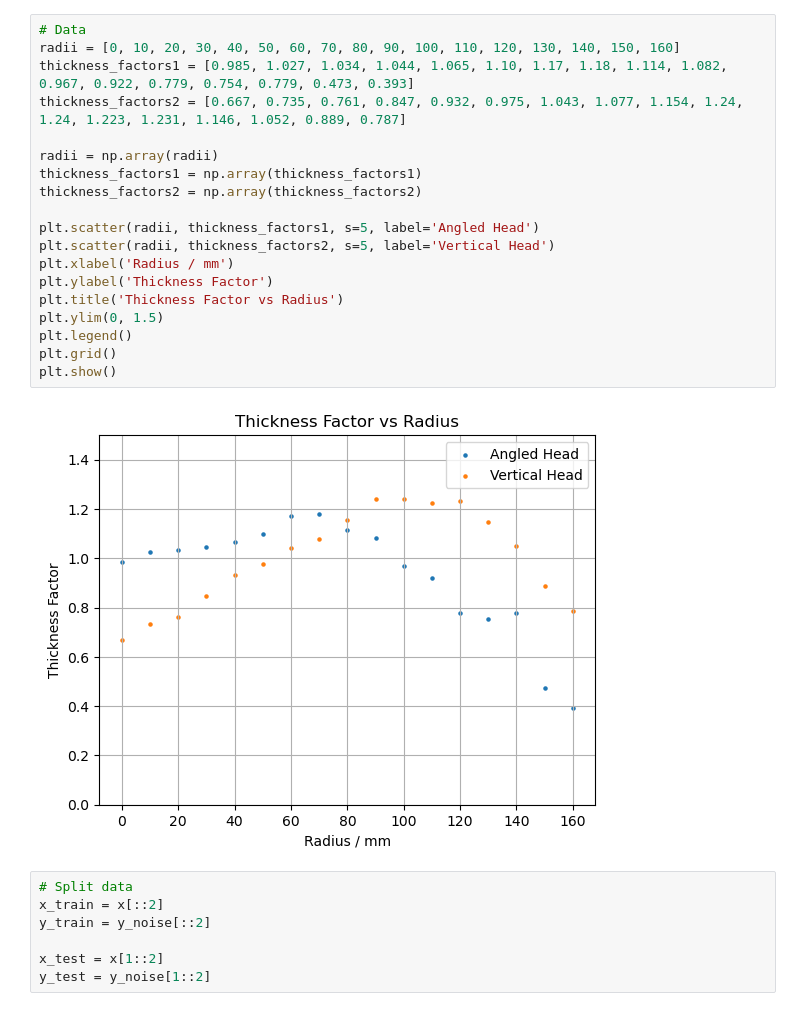
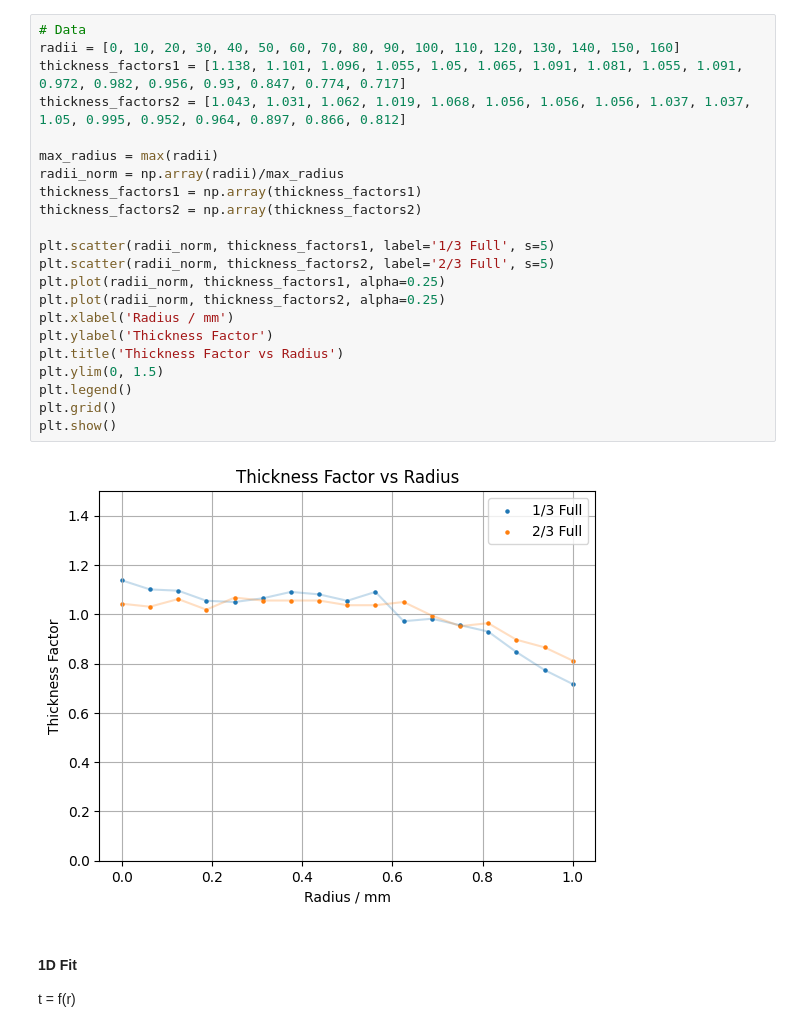
Before and after one commit to ryanlleung/TapeTargetry, a Jupyter notebook: tapenn.ipynb, the cells around one changed output. Cells and saved outputs as stored; diff of their text form.

Commit message:
tapenn working with ebeam data

```diff
--- a/tapenn.ipynb
+++ b/tapenn.ipynb
@@ -11,29 +12,28 @@ ModuleNotFoundError: No module named 'tensorflow'
 # %%
 # Data
 radii = [0, 10, 20, 30, 40, 50, 60, 70, 80, 90, 100, 110, 120, 130, 140, 150, 160]
-thickness_factors1 = [0.985, 1.027, 1.034, 1.044, 1.065, 1.10, 1.17, 1.18, 1.114, 1.082, 0.967, 0.922, 0.779, 0.754, 0.779, 0.473, 0.393]
-thickness_factors2 = [0.667, 0.735, 0.761, 0.847, 0.932, 0.975, 1.043, 1.077, 1.154, 1.24, 1.24, 1.223, 1.231, 1.146, 1.052, 0.889, 0.787]
+thickness_factors1 = [1.138, 1.101, 1.096, 1.055, 1.05, 1.065, 1.091, 1.081, 1.055, 1.091, 0.972, 0.982, 0.956, 0.93, 0.847, 0.774, 0.717]
+thickness_factors2 = [1.043, 1.031, 1.062, 1.019, 1.068, 1.056, 1.056, 1.056, 1.037, 1.037, 1.05, 0.995, 0.952, 0.964, 0.897, 0.866, 0.812]
 
-radii = np.array(radii)
+max_radius = max(radii)
+radii_norm = np.array(radii)/max_radius
 thickness_factors1 = np.array(thickness_factors1)
 thickness_factors2 = np.array(thickness_factors2)
 
-plt.scatter(radii, thickness_factors1, s=5, label='Angled Head')
-plt.scatter(radii, thickness_factors2, s=5, label='Vertical Head')
+plt.scatter(radii_norm, thickness_factors1, label='1/3 Full', s=5)
+plt.scatter(radii_norm, thickness_factors2, label='2/3 Full', s=5)
+plt.plot(radii_norm, thickness_factors1, alpha=0.25)
+plt.plot(radii_norm, thickness_factors2, alpha=0.25)
 plt.xlabel('Radius / mm')
 plt.ylabel('Thickness Factor')
 plt.title('Thickness Factor vs Radius')
 plt.ylim(0, 1.5)
 plt.legend()
 plt.grid()
 plt.show()
 # %% [output]
-[figure, old version]
+[figure, new version]
-# %%
-# Split data
-x_train = x[::2]
-y_train = y_noise[::2]
-
-x_test = x[1::2]
-y_test = y_noise[1::2]
+# %% [markdown]
+#### 1D Fit
+t = f(r)
 # %%
```
Also changed, not shown: parts of 12 cells of this notebook, 9 other files.
